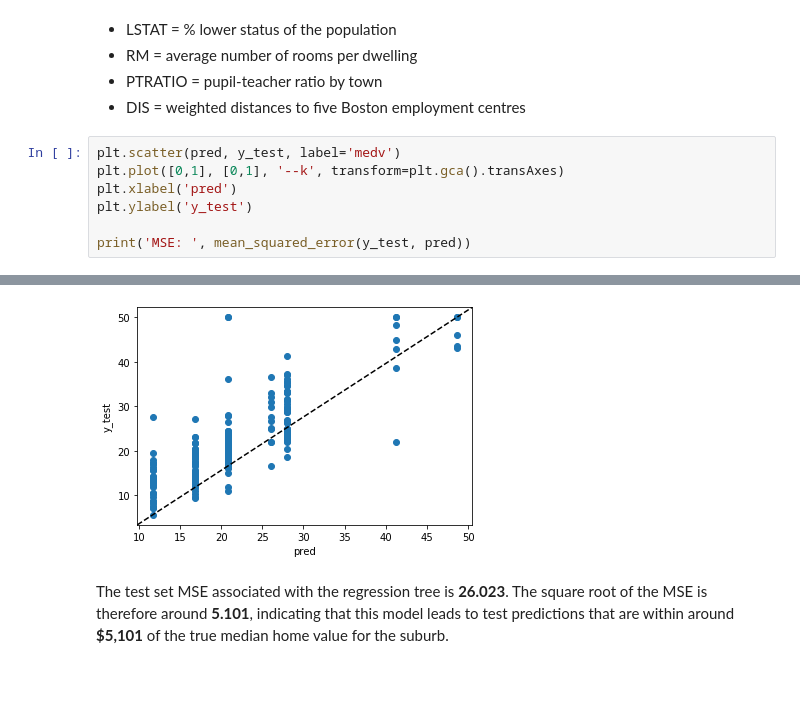
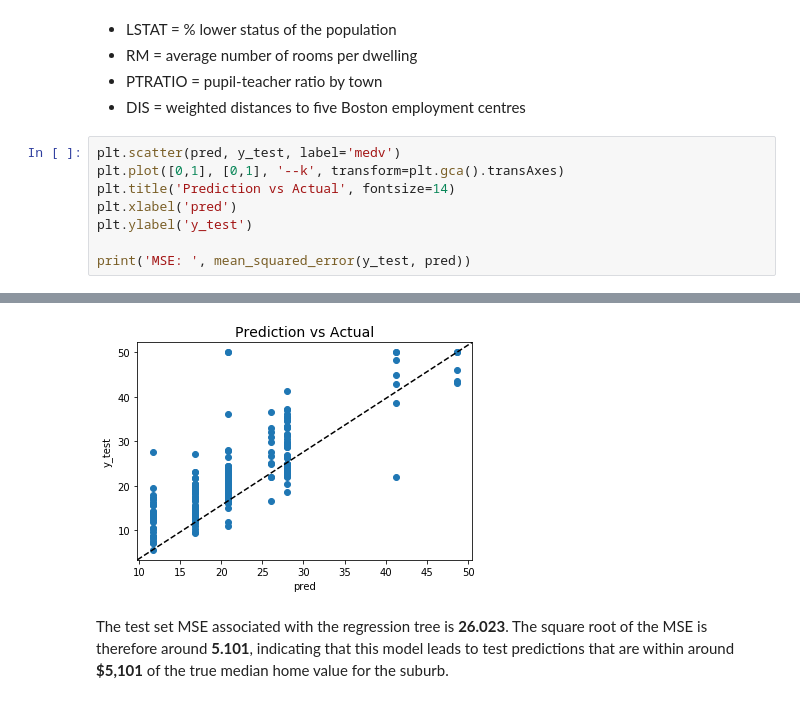
Before and after one commit to Morgan-Sell/islr-labs-exercises-python, a Jupyter notebook: labs/08_tree_based_methods.ipynb, the cells around one changed output, grey strips where cells are left out. Saved outputs shown, nothing was run; the diff lists cells and outputs as text.

```diff
--- a/labs/08_tree_based_methods.ipynb
+++ b/labs/08_tree_based_methods.ipynb
@@ -177,6 +178,7 @@ The variable ${\tt lstat}$ measures the percentage of individuals with lower soc
 # %%
 plt.scatter(pred, y_test, label='medv')
 plt.plot([0,1], [0,1], '--k', transform=plt.gca().transAxes)
+plt.title('Prediction vs Actual', fontsize=14)
 plt.xlabel('pred')
 plt.ylabel('y_test')
 
@@ -186,4 +188,4 @@ MSE:  26.023230850097438
-[figure, old version]
+[figure, new version]
 # %% [markdown]
 
 The test set MSE associated with the regression tree is **26.023**. The square root of the MSE is therefore around **5.101**, indicating that this model leads to test predictions that are within around **$5,101** of the true median home value for the suburb.
```
Also changed, not shown: parts of 16 cells of this notebook.
